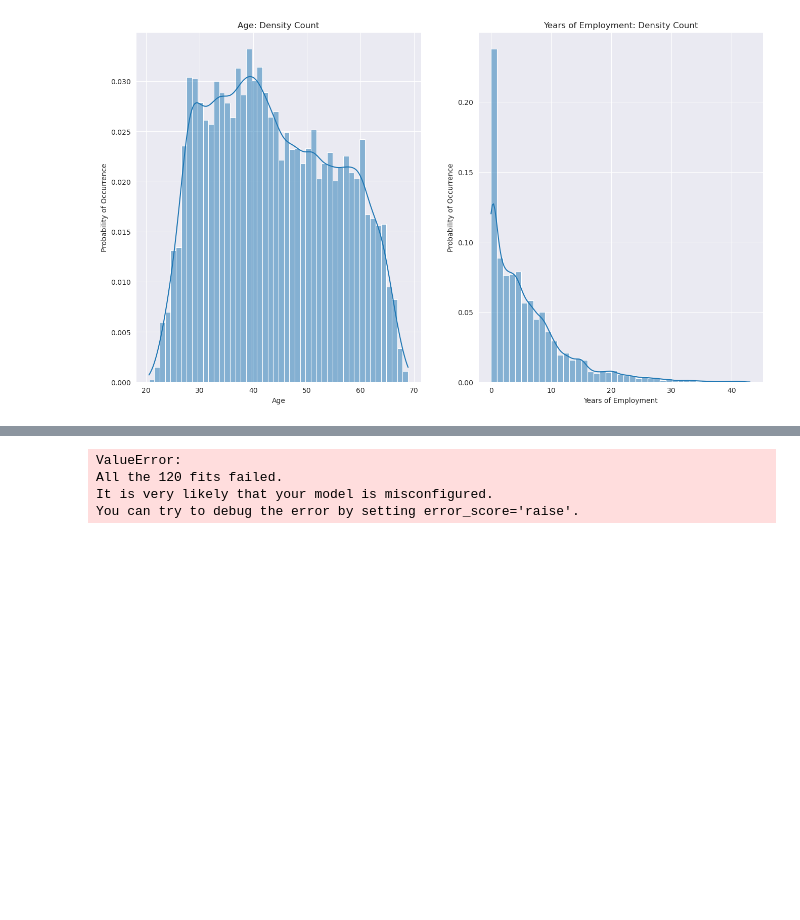
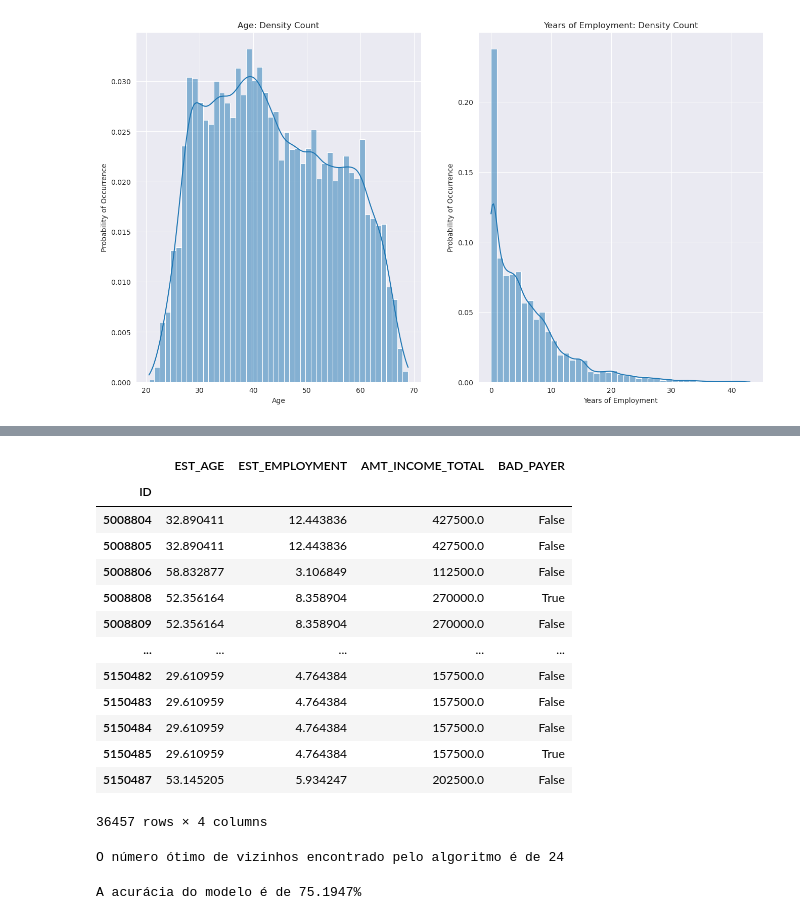
Before and after one commit to thomaschiari/Credit-Analysis-01, a Jupyter notebook: Classificacao_Credito.ipynb, the cells around one changed output, grey strips where cells are left out. Cells and saved outputs as stored; diff of their text form; code cells hidden in the pictures; blank space fills up the shorter version.

Commit message:
variaveis selecionadas e modelo knn

```diff
--- a/Classificacao_Credito.ipynb
+++ b/Classificacao_Credito.ipynb
@@ -119,3 +138,21 @@ O resultado calculado da estatística Cramer V é de 0.02257
+# %%
+df_model = df_cred_[['EST_AGE', 'EST_EMPLOYMENT', 'AMT_INCOME_TOTAL', 'BAD_PAYER']]
+df_model
+# %% [output]
+|  | EST_AGE | EST_EMPLOYMENT | AMT_INCOME_TOTAL | BAD_PAYER |
+| ID |  |  |  |  |
+| 5008804 | 32.890411 | 12.443836 | 427500.0 | False |
+| 5008805 | 32.890411 | 12.443836 | 427500.0 | False |
+| 5008806 | 58.832877 | 3.106849 | 112500.0 | False |
+| 5008808 | 52.356164 | 8.358904 | 270000.0 | True |
+| 5008809 | 52.356164 | 8.358904 | 270000.0 | False |
+| ... | ... | ... | ... | ... |
+| 5150482 | 29.610959 | 4.764384 | 157500.0 | False |
+| 5150483 | 29.610959 | 4.764384 | 157500.0 | False |
+| 5150484 | 29.610959 | 4.764384 | 157500.0 | False |
+| 5150485 | 29.610959 | 4.764384 | 157500.0 | True |
+| 5150487 | 53.145205 | 5.934247 | 202500.0 | False |
+36457 rows × 4 columns
 # %%
 from sklearn.model_selection import train_test_split
 
@@ -124,16 +161,21 @@ y = df_cred_["BAD_PAYER"]
 
 xtrain, xtest, ytrain, ytest = train_test_split(x, y)
 # %%
-from sklearn.neighbors import KNeighborsClassifier
+from sklearn.neighbors import KNeighborsClassifier, kneighbors_graph
 from sklearn.model_selection import GridSearchCV
 
-knn = KNeighborsClassifier()
+knn = KNeighborsClassifier(metric='euclidean')
 hyperparams = {'n_neighbors': np.arange(1,25)}
 knn_gscv = GridSearchCV(knn, hyperparams, cv=5)
 knn_gscv.fit(xtrain, ytrain)
-knn_prob = KNeighborsClassifier.predict_proba()
+n_neighbors = knn_gscv.best_params_
+print(f'O número ótimo de vizinhos encontrado pelo algoritmo é de {n_neighbors["n_neighbors"]}')
 # %% [output]
-ValueError:
-All the 120 fits failed.
-It is very likely that your model is misconfigured.
-You can try to debug the error by setting error_score='raise'.
+O número ótimo de vizinhos encontrado pelo algoritmo é de 24
+# %%
+from sklearn.metrics import accuracy_score
+y_predict = knn_gscv.predict(xtest)
+test_acc = accuracy_score(ytest, y_predict)
+print(f'A acurácia do modelo é de {test_acc*100:.4f}%')
+# %% [output]
+A acurácia do modelo é de 75.1947%
```
Also changed, not shown: parts of 5 cells of this notebook.
